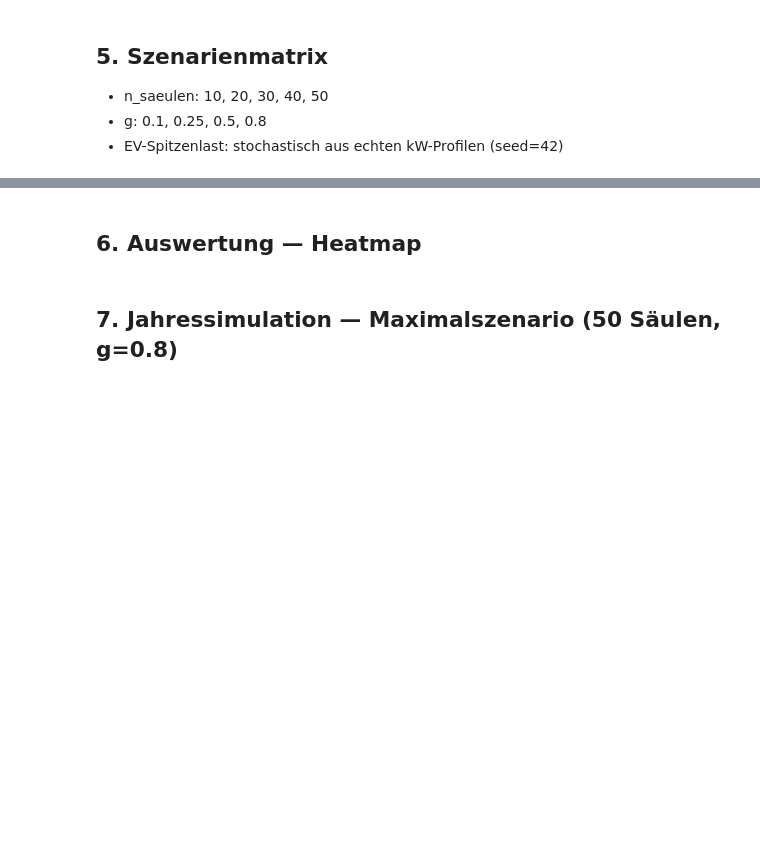
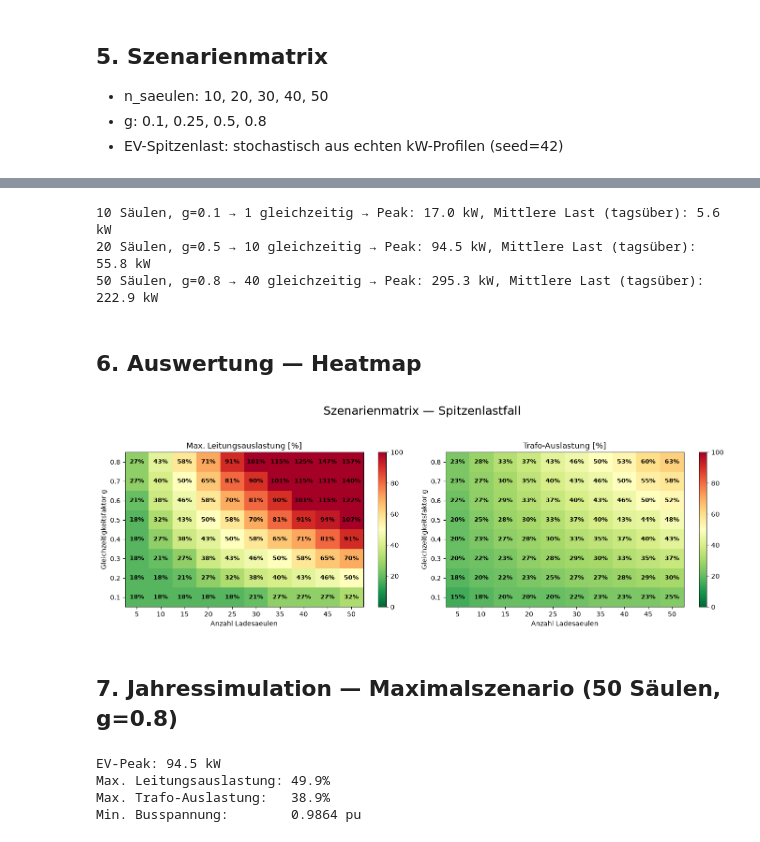
Before and after one commit to PhilKrien/SNEE_2026, a Jupyter notebook: E_Auto_lastfluss.ipynb, the cells around one changed output, grey strips where cells are left out. Drawn from its saved outputs; the diff is of its cells as text; code cells hidden in the pictures; blank space fills up the shorter version.

Commit message:
mehr werte verwendet

```diff
--- a/E_Auto_lastfluss.ipynb
+++ b/E_Auto_lastfluss.ipynb
@@ -109,32 +116,24 @@ print(f"Trafo-Auslastung (Testlauf): {net.res_trafo['loading_percent'].values[0]
 def erstelle_ev_lastprofil(n_saeulen, g, ladevorgaenge_kw, datetime_index, seed=42):
     """
     Stochastisches EV-Lastprofil fuer ein Jahr (8760 h).
-    - Anzahl Ankuenfte pro Tag: Poisson(lambda = n_saeulen * g), gedeckelt auf n_saeulen
-    - Ankunftszeit: gleichverteilt 8-19 Uhr
-    - Ladeprofil: echte kW-Messwerte (5-Min), auf Stunden gemittelt
+    - Pro Stunde (8-19 Uhr): fix round(n_saeulen * g) gleichzeitig ladende Autos
+    - Ladeprofil: echte kW-Messwerte (5-Min), Energieinhalt pro Stunde
+    - Stochastik: zufaelliges Profil pro Auto pro Stunde
     Returns: pd.Series mit stuendlicher Last in MW
     """
     rng = np.random.default_rng(seed)
     ev_last_mw = np.zeros(len(datetime_index))
-    tage = pd.date_range("2018-01-01", "2018-12-31", freq="D")
+    n_gleichzeitig = round(n_saeulen * g)
 
-    for tag in tage:
-        n_ankuenfte = min(rng.poisson(lam=n_saeulen * g), n_saeulen)
-
-        for _ in range(n_ankuenfte):
-            ankunft_h = rng.integers(8, 20)
-            profil    = ladevorgaenge_kw[rng.integers(0, len(ladevorgaenge_kw))]
-
-            # 5-Minuten-Werte auf Stunden aggregieren (12 Werte pro Stunde)
-            n_stunden = max(1, int(np.ceil(len(profil) / 12)))
-            for h in range(n_stunden):
-                start     = h * 12
-                ende      = min(start + 12, len(profil))
-                kw_stunde = np.mean(profil[start:ende])
-
-                ts = tag + pd.Timedelta(hours=ankunft_h + h)
-                if ts in datetime_index:
-                    ev_last_mw[datetime_index.get_loc(ts)] += kw_stunde / 1000
+    for i, ts in enumerate(datetime_index):
+        if 8 <= ts.hour <= 19:
+            last_kw = 0.0
+            for _ in range(n_gleichzeitig):
+                profil = ladevorgaenge_kw[rng.integers(0, len(ladevorgaenge_kw))]
+                # Energie der ersten Stunde aus dem Profil
+                erste_stunde = profil[:12]
+                last_kw += np.sum(erste_stunde) * 5/60
+            ev_last_mw[i] = last_kw / 1000
 
     return pd.Series(ev_last_mw, index=datetime_index)
 # %% [markdown]
@@ -156,8 +158,8 @@ for col in load_df.columns:
 - g: 0.1, 0.25, 0.5, 0.8
 - EV-Spitzenlast: stochastisch aus echten kW-Profilen (seed=42)
 # %%
-n_saeulen_liste = [10, 20, 30, 40, 50]
-g_liste         = [0.1, 0.25, 0.5, 0.8]
+n_saeulen_liste = [5, 10, 15, 20, 25, 30, 35, 40, 45, 50]
+g_liste         = [0.1, 0.2, 0.3, 0.4, 0.5, 0.6, 0.7, 0.8]
 
 ergebnisse = []
 
@@ -201,40 +221,55 @@ print("\nFertig!")
+# %%
+for n_saeulen, g in [(10, 0.1), (20, 0.5), (50, 0.8)]:
+    ev = erstelle_ev_lastprofil(
+        n_saeulen=n_saeulen, g=g,
+        ladevorgaenge_kw=ladevorgaenge_kw,
+        datetime_index=datetime_index, seed=42
+    )
+    print(f"{n_saeulen} Säulen, g={g} → {round(n_saeulen*g)} gleichzeitig → "
+          f"Peak: {ev.max()*1000:.1f} kW, Mittlere Last (tagsüber): {ev[ev>0].mean()*1000:.1f} kW")
+# %% [output]
+10 Säulen, g=0.1 → 1 gleichzeitig → Peak: 17.0 kW, Mittlere Last (tagsüber): 5.6 kW
+20 Säulen, g=0.5 → 10 gleichzeitig → Peak: 94.5 kW, Mittlere Last (tagsüber): 55.8 kW
+50 Säulen, g=0.8 → 40 gleichzeitig → Peak: 295.3 kW, Mittlere Last (tagsüber): 222.9 kW
 # %% [markdown]
 ## 6. Auswertung — Heatmap
 # %%
 fig, axes = plt.subplots(1, 2, figsize=(14, 5))
 
 for ax, col, titel in zip(
     axes,
     ["loading_max_pct", "trafo_pct"],
     ["Max. Leitungsauslastung [%]", "Trafo-Auslastung [%]"]
 ):
     pivot = matrix_df.pivot(index="g", columns="n_saeulen", values=col)
+    pivot = pivot.iloc[::-1]
     im = ax.imshow(pivot.values, cmap="RdYlGn_r", vmin=0, vmax=100, aspect="auto")
     ax.set_xticks(range(len(pivot.columns)))
     ax.set_xticklabels(pivot.columns)
     ax.set_yticks(range(len(pivot.index)))
     ax.set_yticklabels(pivot.index)
     ax.set_xlabel("Anzahl Ladesaeulen")
     ax.set_ylabel("Gleichzeitigkeitsfaktor g")
     ax.set_title(titel)
     for i in range(len(pivot.index)):
         for j in range(len(pivot.columns)):
             ax.text(j, i, f"{pivot.values[i,j]:.0f}%",
                     ha="center", va="center", fontsize=9, fontweight="bold")
     plt.colorbar(im, ax=ax)
 
 plt.suptitle(
-    f"Szenarienmatrix — Spitzenlastfall\n"
-    f"Haushalte: {t_peak.strftime('%d.%m.%Y %H:%M')} ({haushaltslast_gesamt[t_peak]:.1f} kW) + stochastischer EV-Peak (seed=42)",
-    fontsize=11
+    f"Szenarienmatrix — Spitzenlastfall\n",
+    fontsize=18
 )
 plt.tight_layout()
 plt.show()
+# %% [output]
+[figure, added]
 # %% [markdown]
 ## 7. Jahressimulation — Maximalszenario (50 Säulen, g=0.8)
 # %%
-n_saeulen = 50
-g         = 0.8
+n_saeulen = 20
+g         = 0.5
 
 # Stochastisches EV-Profil fuer das gesamte Jahr
 ev_last_jahr = erstelle_ev_lastprofil(
@@ -270,3 +305,8 @@ trafo_df   = pd.Series(res_trafo)
 print(f"Max. Leitungsauslastung: {loading_df.max().max():.1f}%")
 print(f"Max. Trafo-Auslastung:   {trafo_df.max():.1f}%")
 print(f"Min. Busspannung:        {vm_pu_df.min().min():.4f} pu")
+# %% [output]
+EV-Peak: 94.5 kW
+Max. Leitungsauslastung: 49.9%
+Max. Trafo-Auslastung:   38.9%
+Min. Busspannung:        0.9864 pu
```
Also changed, not shown: parts of 8 cells of this notebook, 1 other file.
